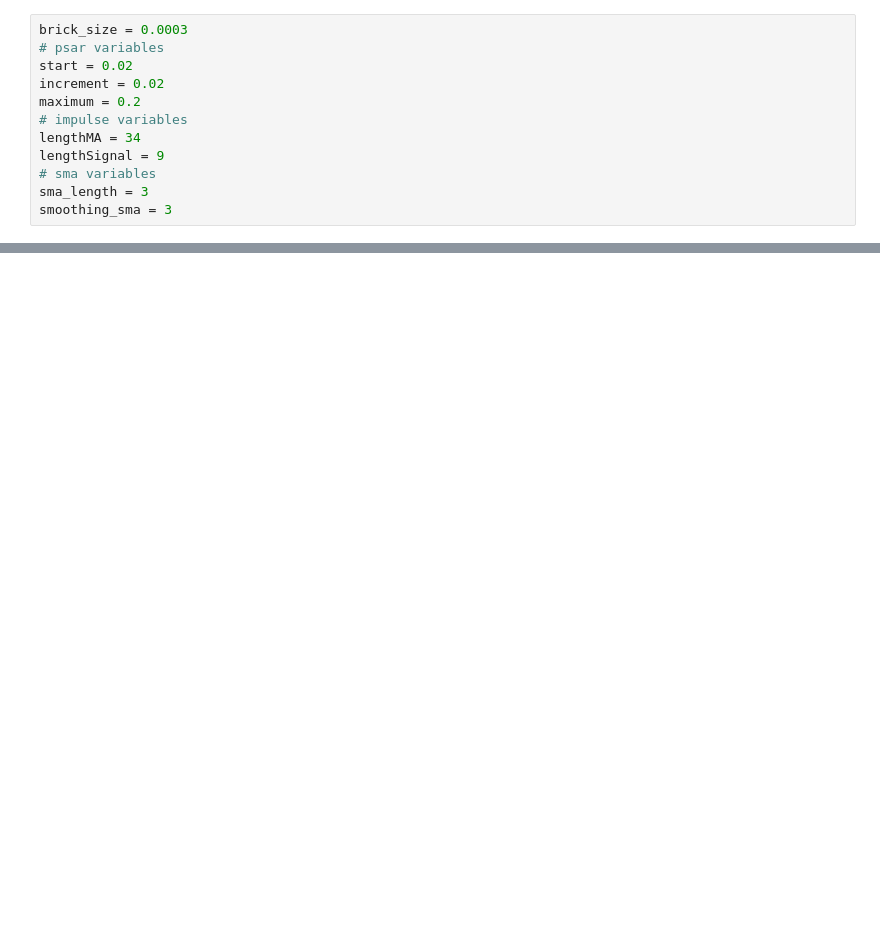
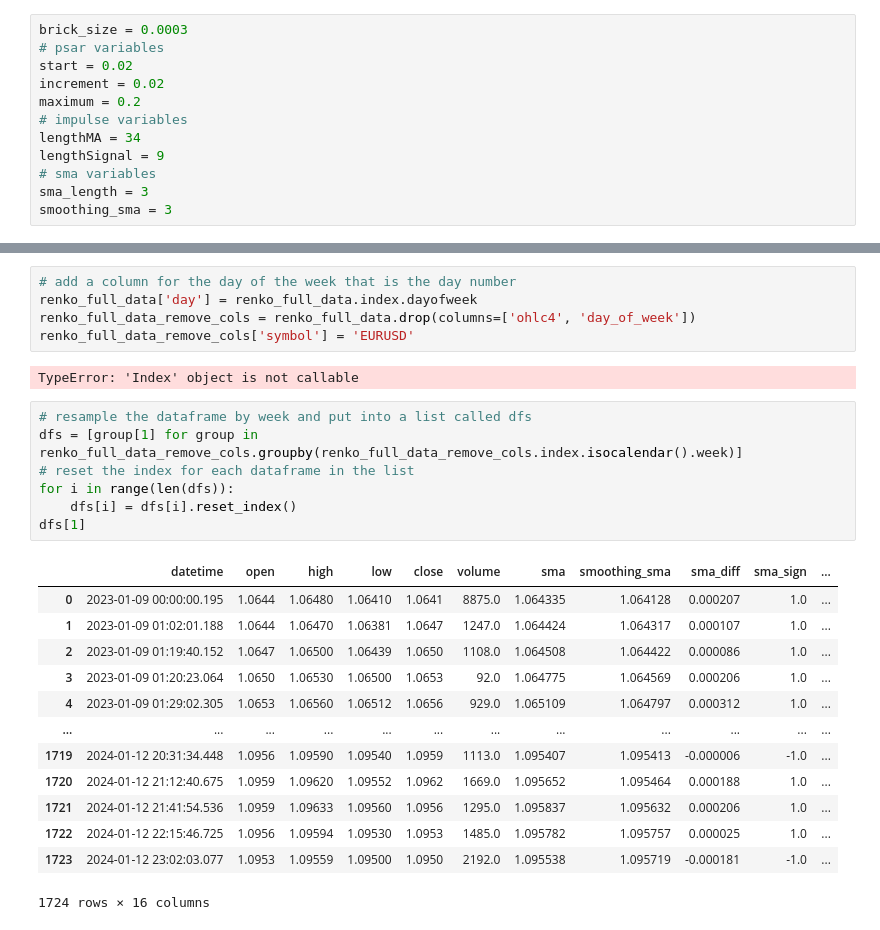
Before and after one commit to lilfetz22/FinRL-Meta, a Jupyter notebook: meta/env_fx_trading/reinf_learning.ipynb, the cells around one changed output, grey strips where cells are left out. Drawn from its saved outputs; the diff is of its cells as text; blank space fills up the shorter version.

```diff
--- a/meta/env_fx_trading/reinf_learning.ipynb
+++ b/meta/env_fx_trading/reinf_learning.ipynb
@@ -118,0 +97,28 @@ renko_ip.tail(10)
+# %%
+# add a column for the day of the week that is the day number
+renko_full_data['day'] = renko_full_data.index.dayofweek
+renko_full_data_remove_cols = renko_full_data.drop(columns=['ohlc4', 'day_of_week'])
+renko_full_data_remove_cols['symbol'] = 'EURUSD'
+# %% [output]
+TypeError: 'Index' object is not callable
+# %%
+# resample the dataframe by week and put into a list called dfs
+dfs = [group[1] for group in renko_full_data_remove_cols.groupby(renko_full_data_remove_cols.index.isocalendar().week)]
+# reset the index for each dataframe in the list
+for i in range(len(dfs)):
+    dfs[i] = dfs[i].reset_index()
+dfs[1]
+# %% [output]
+|  | datetime | open | high | low | close | volume | sma | smoothing_sma | sma_diff | sma_sign | ... |
+| 0 | 2023-01-09 00:00:00.195 | 1.0644 | 1.06480 | 1.06410 | 1.0641 | 8875.0 | 1.064335 | 1.064128 | 0.000207 | 1.0 | ... |
+| 1 | 2023-01-09 01:02:01.188 | 1.0644 | 1.06470 | 1.06381 | 1.0647 | 1247.0 | 1.064424 | 1.064317 | 0.000107 | 1.0 | ... |
+| 2 | 2023-01-09 01:19:40.152 | 1.0647 | 1.06500 | 1.06439 | 1.0650 | 1108.0 | 1.064508 | 1.064422 | 0.000086 | 1.0 | ... |
+| 3 | 2023-01-09 01:20:23.064 | 1.0650 | 1.06530 | 1.06500 | 1.0653 | 92.0 | 1.064775 | 1.064569 | 0.000206 | 1.0 | ... |
+| 4 | 2023-01-09 01:29:02.305 | 1.0653 | 1.06560 | 1.06512 | 1.0656 | 929.0 | 1.065109 | 1.064797 | 0.000312 | 1.0 | ... |
+| ... | ... | ... | ... | ... | ... | ... | ... | ... | ... | ... | ... |
+| 1719 | 2024-01-12 20:31:34.448 | 1.0956 | 1.09590 | 1.09540 | 1.0959 | 1113.0 | 1.095407 | 1.095413 | -0.000006 | -1.0 | ... |
+| 1720 | 2024-01-12 21:12:40.675 | 1.0959 | 1.09620 | 1.09552 | 1.0962 | 1669.0 | 1.095652 | 1.095464 | 0.000188 | 1.0 | ... |
+| 1721 | 2024-01-12 21:41:54.536 | 1.0959 | 1.09633 | 1.09560 | 1.0956 | 1295.0 | 1.095837 | 1.095632 | 0.000206 | 1.0 | ... |
+| 1722 | 2024-01-12 22:15:46.725 | 1.0956 | 1.09594 | 1.09530 | 1.0953 | 1485.0 | 1.095782 | 1.095757 | 0.000025 | 1.0 | ... |
+| 1723 | 2024-01-12 23:02:03.077 | 1.0953 | 1.09559 | 1.09500 | 1.0950 | 2192.0 | 1.095538 | 1.095719 | -0.000181 | -1.0 | ... |
+1724 rows × 16 columns
```
Also changed, not shown: parts of 13 cells of this notebook.
